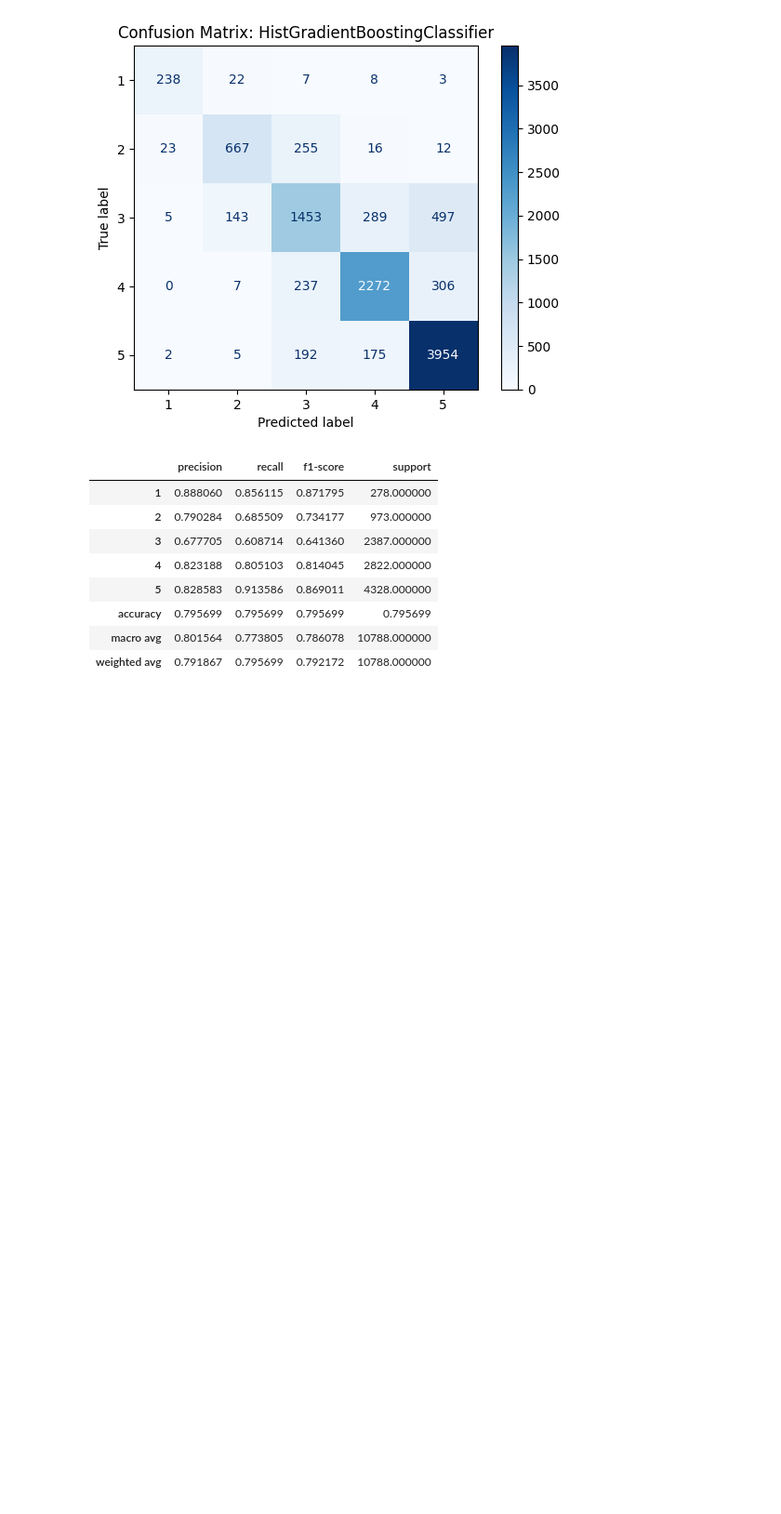
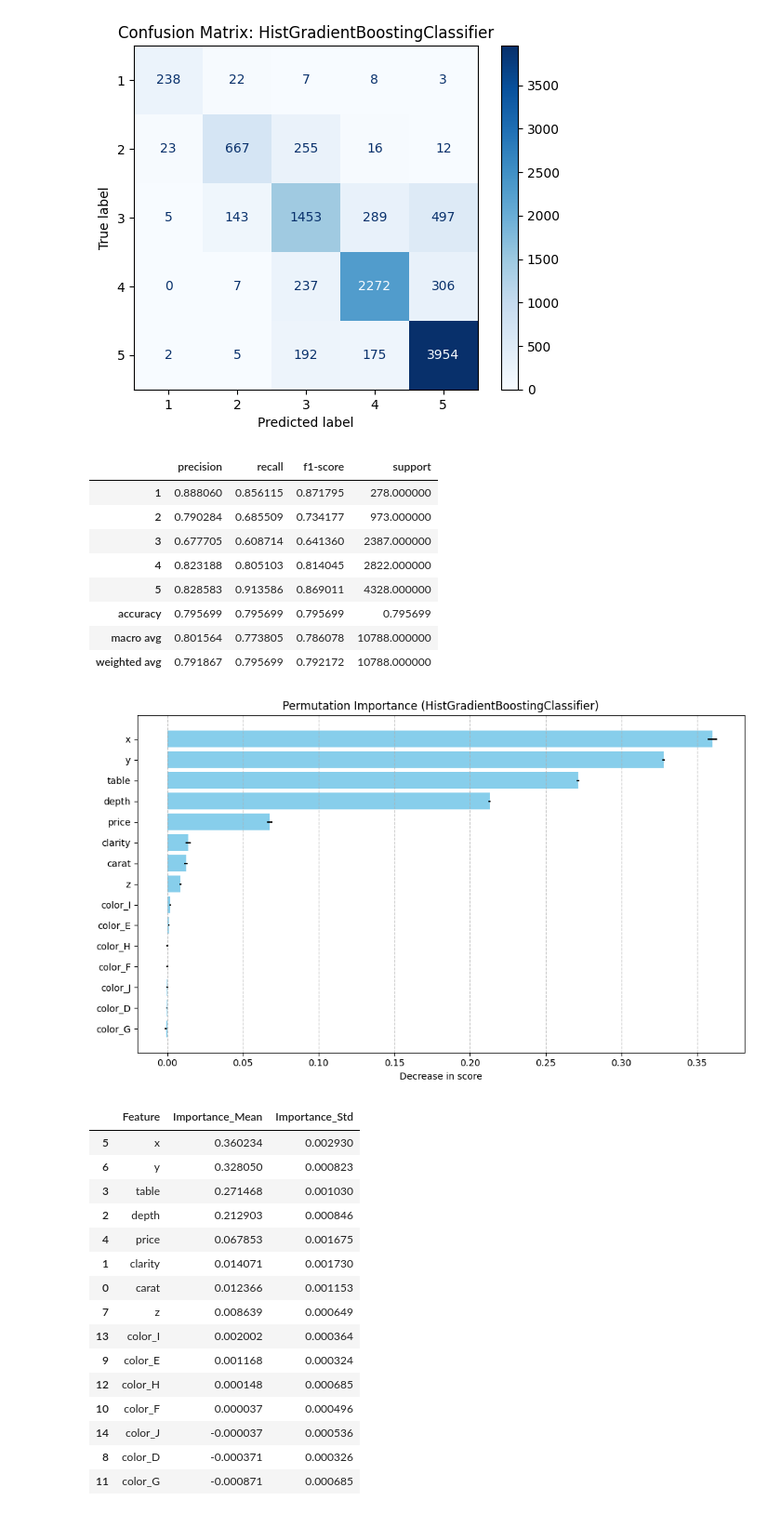
Before and after one commit to imivi/ml-examples, a Jupyter notebook: docs/classification_diamonds.ipynb, the cells around one changed output. Shown at 93% size. Saved outputs shown, nothing was run; the diff lists cells and outputs as text; code cells hidden in the pictures; blank space fills up the shorter version.

Commit message:
Update classification diamonds with permutation importance

```diff
--- a/docs/classification_diamonds.ipynb
+++ b/docs/classification_diamonds.ipynb
@@ -524,3 +525,55 @@ get_classification_report(y_test_encoded, y_pred)
 | accuracy | 0.795699 | 0.795699 | 0.795699 | 0.795699 |
 | macro avg | 0.801564 | 0.773805 | 0.786078 | 10788.000000 |
 | weighted avg | 0.791867 | 0.795699 | 0.792172 | 10788.000000 |
+# %%
+# Find and plot most important features
+
+from sklearn.inspection import permutation_importance
+
+def check_permutation_importance(trained_model, X_test, y_test, n_repeats):
+    """
+    Calculates and plots permutation importance for a trained model
+    """
+    # Calculate importance
+    result = permutation_importance(trained_model, X_test, y_test, n_repeats=n_repeats, n_jobs=-1)
+
+    # Organize into a DataFrame
+    importance_df = pd.DataFrame({
+        "Feature": X_test.columns,
+        "Importance_Mean": result.importances_mean,
+        "Importance_Std": result.importances_std
+    }).sort_values(by="Importance_Mean", ascending=False)
+
+    # Visualization
+    plt.figure(figsize=(10, 6))
+    plt.barh(importance_df["Feature"], importance_df["Importance_Mean"],
+             xerr=importance_df["Importance_Std"], color='skyblue')
+    plt.xlabel("Decrease in score")
+    plt.title(f"Permutation Importance ({trained_model.__class__.__name__})")
+    plt.gca().invert_yaxis()  # Put highest importance at the top
+    plt.grid(axis='x', linestyle='--', alpha=0.7)
+    plt.tight_layout()
+    plt.show()
+
+    return importance_df
+
+
+check_permutation_importance(best_model, X_test_scaled, y_test_encoded, n_repeats=5)
+# %% [output]
+[figure, added]
+|  | Feature | Importance_Mean | Importance_Std |
+| 5 | x | 0.360234 | 0.002930 |
+| 6 | y | 0.328050 | 0.000823 |
+| 3 | table | 0.271468 | 0.001030 |
+| 2 | depth | 0.212903 | 0.000846 |
+| 4 | price | 0.067853 | 0.001675 |
+| 1 | clarity | 0.014071 | 0.001730 |
+| 0 | carat | 0.012366 | 0.001153 |
+| 7 | z | 0.008639 | 0.000649 |
+| 13 | color_I | 0.002002 | 0.000364 |
+| 9 | color_E | 0.001168 | 0.000324 |
+| 12 | color_H | 0.000148 | 0.000685 |
+| 10 | color_F | 0.000037 | 0.000496 |
+| 14 | color_J | -0.000037 | 0.000536 |
+| 8 | color_D | -0.000371 | 0.000326 |
+| 11 | color_G | -0.000871 | 0.000685 |
```
Also changed, not shown: parts of 1 cell of this notebook, 1 other file.
